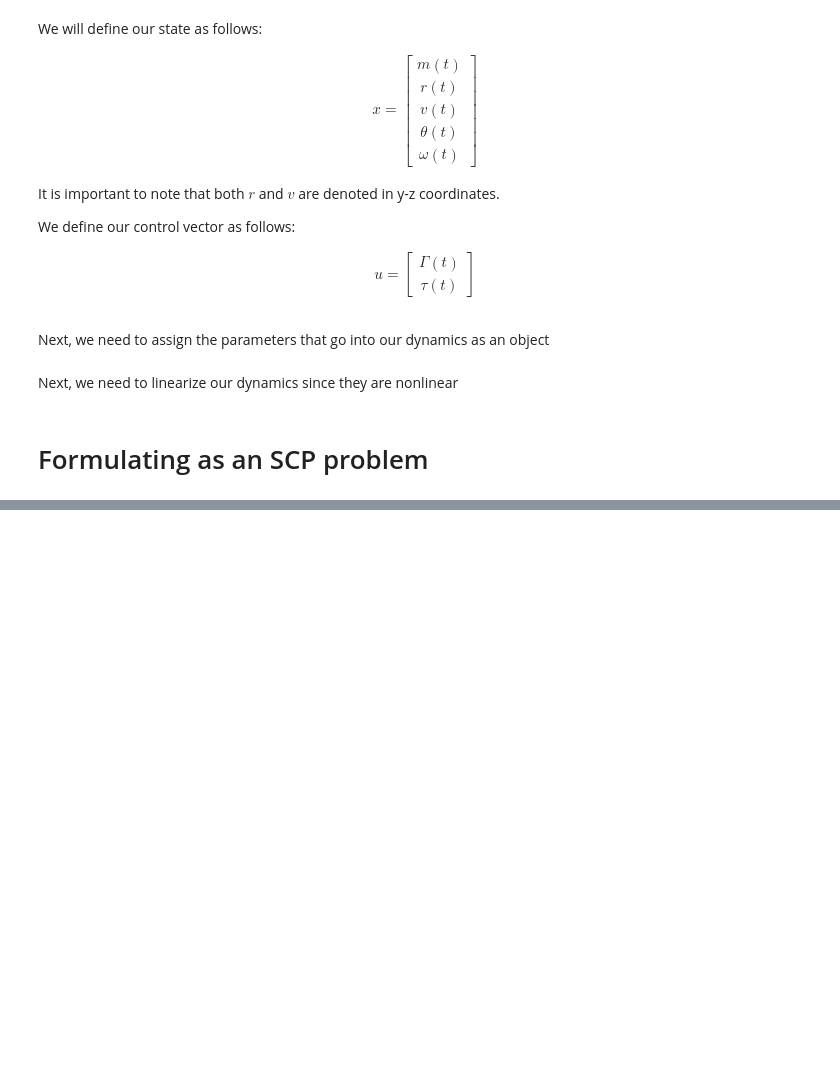
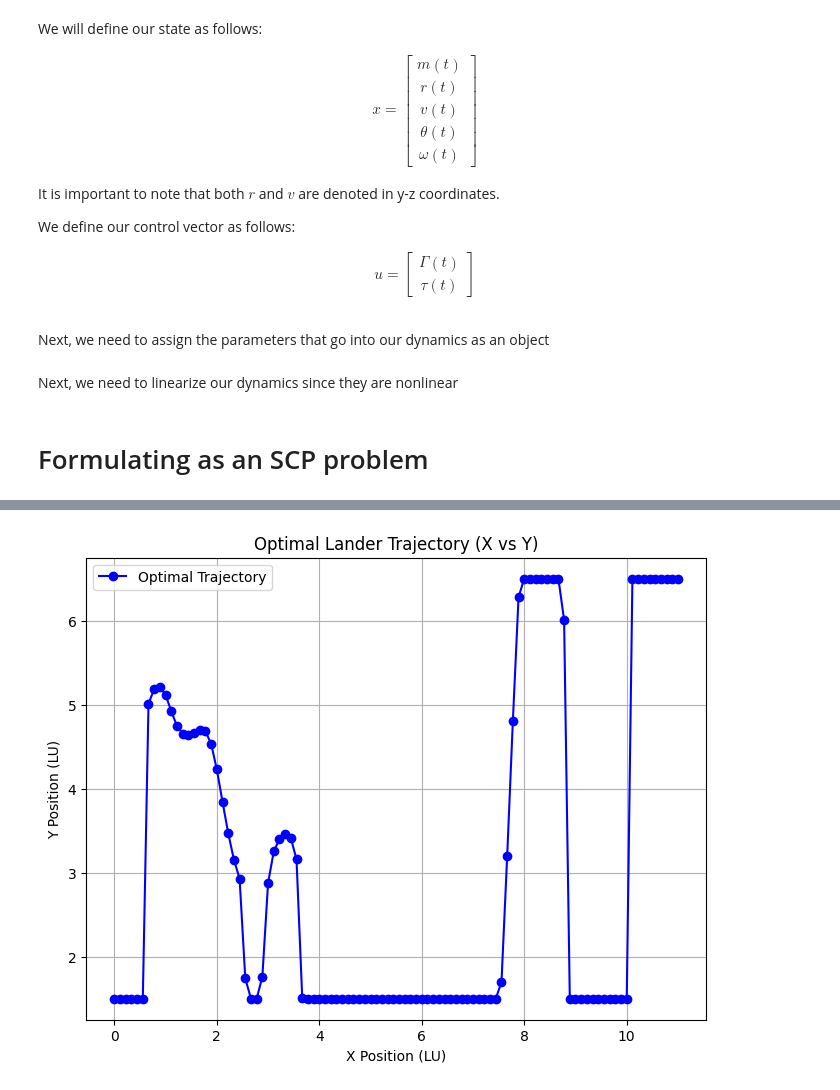
Before and after one commit to jgeldenbott/AA-528-Final, a Jupyter notebook: planar_optimal_descent.ipynb, the cells around one changed output, grey strips where cells are left out. Saved outputs shown, nothing was run; the diff lists cells and outputs as text; code cells hidden in the pictures; blank space fills up the shorter version.

```diff
--- a/planar_optimal_descent.ipynb
+++ b/planar_optimal_descent.ipynb
@@ -26,7 +29,7 @@ gamma_max = 6.5
 tau_max = 1
 J = 0.25
 terminal_weight = 100.0
-trust_weight = 1.0
+trust_weight = 1E-2
 # %% [markdown]
 We will define our state as follows:
 
@@ -138,13 +141,13 @@ def C_jac(x, u, A, B, params):
 def linearize_dynamics(x, u, params):
     A = jax.jacfwd(f, argnums=0)(x, u, params)
     B = jax.jacfwd(f, argnums=1)(x, u, params)
-    C = f(x, u, params) - A @ x - B @ u
-    return A, B, C
+    z = f(x, u, params) - A @ x - B @ u
+    return A, B, z
 # %%
 def discrete_step(x_bar, u_bar, x, u, params):
     dt = params.dt
-    A, B, C = linearize_dynamics(x_bar, u_bar, params)
-    return (A * dt + np.eye(A.shape[0])) @ x + (B * dt) @ u + C
+    A, B, z = linearize_dynamics(x_bar, u_bar, params)
+    return (A * dt + np.eye(A.shape[0])) @ x + (B * dt) @ u + z*dt
 # %%
 def scaled_dynamics(x, u, t_f, params):
     return t_f * f(x, u, params)
@@ -168,13 +189,12 @@ Next, we need to linearize our dynamics since they are nonlinear
 # %%
 x0 = np.array([m0, *r0, *v0, omega0, theta0])
 u0 = np.array([0.0, 0.0])
-t_f = 12
+t_f = 11
 dt = t_f / N
 problem_params.dt = dt
-A, B, C = linearize_dynamics(x0, u0, problem_params)
+# A, B, C = linearize_dynamics(x0, u0, problem_params)
 
-tf_min = 20.
-tf_max = 60.
+iterations = 15
 # %% [markdown]
 # Formulating as an SCP problem
 # %%
@@ -279,0 +326,18 @@ plt.show()
+# %%
+# Plot the trajectory
+ts = np.linspace(0, t_f, N)
+
+plt.figure(figsize=(8, 6))
+plt.plot(ts, u.value[:, 0], 'bo-', label="Optimal Trajectory")  # Blue line with circles
+
+# Labels and formatting
+plt.xlabel("X Position (LU)")
+plt.ylabel("Y Position (LU)")
+plt.title("Optimal Lander Trajectory (X vs Y)")
+plt.legend()
+plt.grid(True)
+
+# Show the plot
+plt.show()
+# %% [output]
+[figure, added]
```
Also changed, not shown: parts of 6 cells of this notebook.
